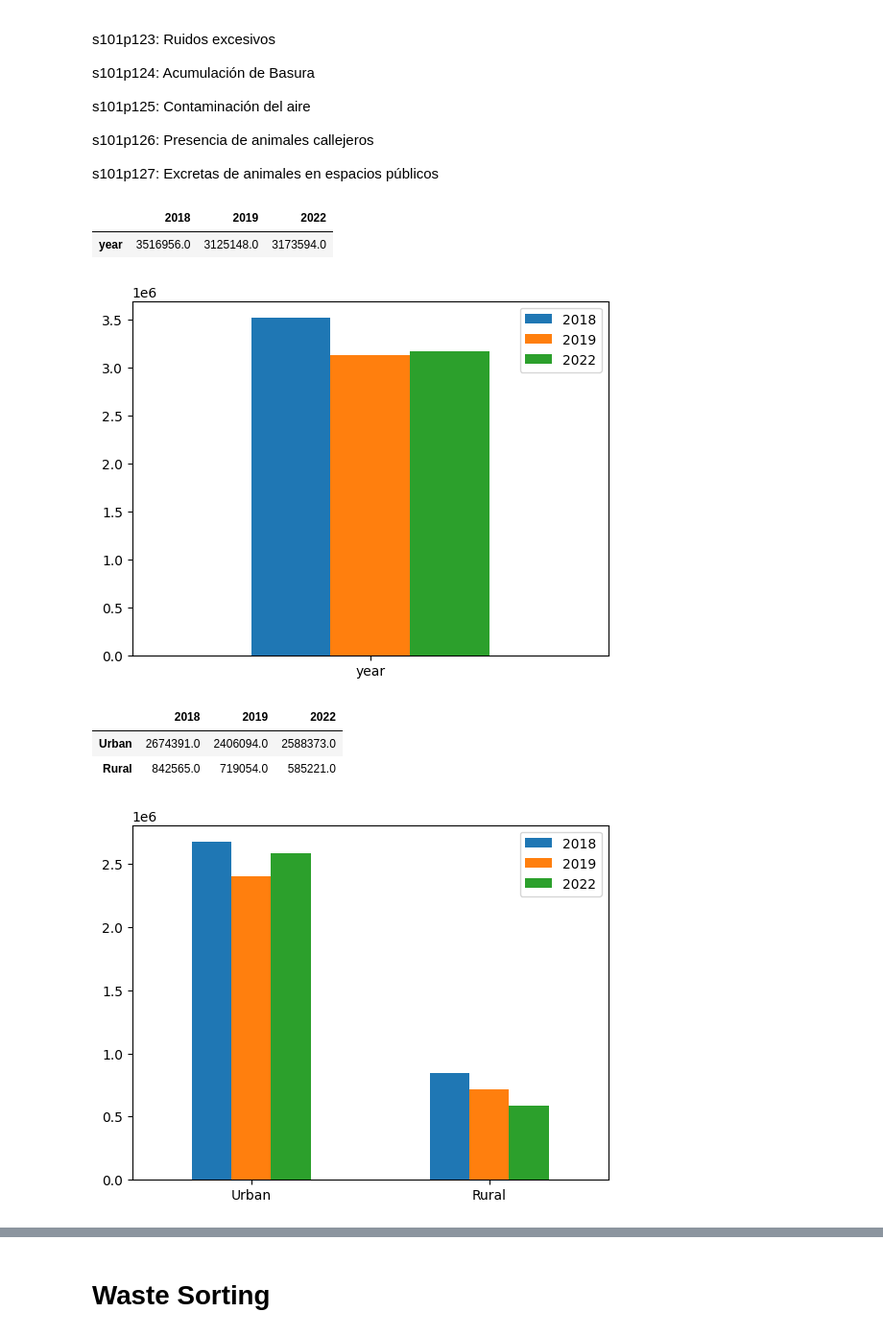
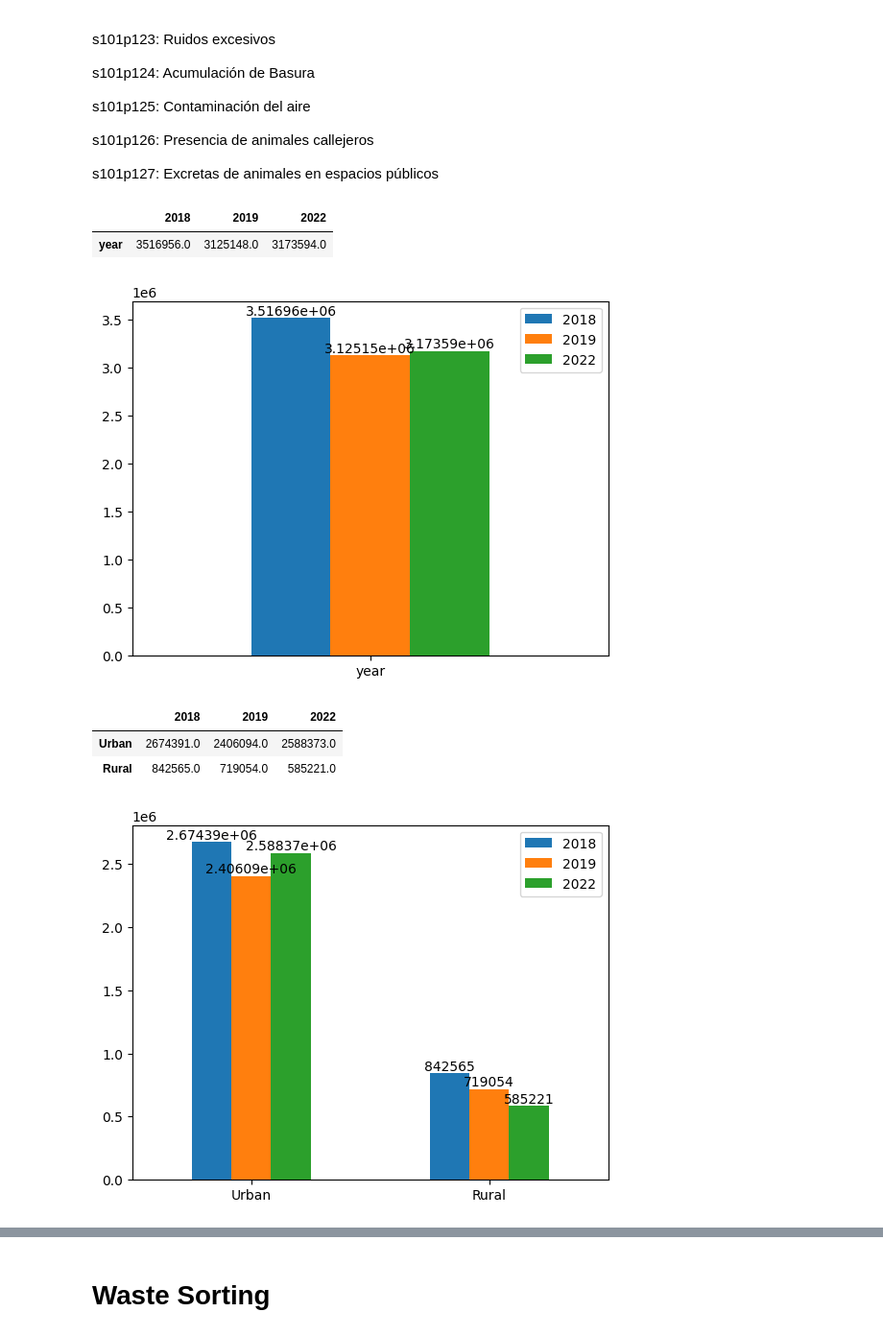
Before and after one commit to pedroaal/ambiental, a Jupyter notebook: main.ipynb, the cells around one changed output, grey strips where cells are left out. Shown at 96% size. Cells and saved outputs as stored; diff of their text form; code cells hidden in the pictures.

```diff
--- a/main.ipynb
+++ b/main.ipynb
@@ -194,35 +194,39 @@ for year in years:
 
 res = pd.DataFrame(res, index=['year'])
 ax = res.plot.bar(rot=0)
+for container in ax.containers:
+  ax.bar_label(container)
 res
 # %% [output]
 |  | 2018 | 2019 | 2022 |
 | year | 3516956.0 | 3125148.0 | 3173594.0 |
-[figure, old version]
+[figure, new version]
 # %%
 res = {
   2018: [],
   2019: [],
   2022: []
 }
 
 for year in years:
   db = dbs_2[year]
   tmp = []
   for area in areas:
     db1 = db.loc[((db['s101p121'] == '1') | (db['s101p122'] == '1') | (db['s101p123'] == '1') | (db['s101p124'] == '1') | (db['s101p125'] == '1') | (db['s101p126'] == '1')) & (db['area'] == area)]
     tmp.append(db1['fexp4'].sum().round(0))
 
   res[year] = tmp
 
 res = pd.DataFrame(res, index=['Urban', 'Rural'])
 ax = res.plot.bar(rot=0)
+for container in ax.containers:
+  ax.bar_label(container)
 res
 # %% [output]
 |  | 2018 | 2019 | 2022 |
 | Urban | 2674391.0 | 2406094.0 | 2588373.0 |
 | Rural | 842565.0 | 719054.0 | 585221.0 |
-[figure, old version]
+[figure, new version]
 # %%
 res = {
   2018: [],
```
Also changed, not shown: parts of 11 cells of this notebook.
